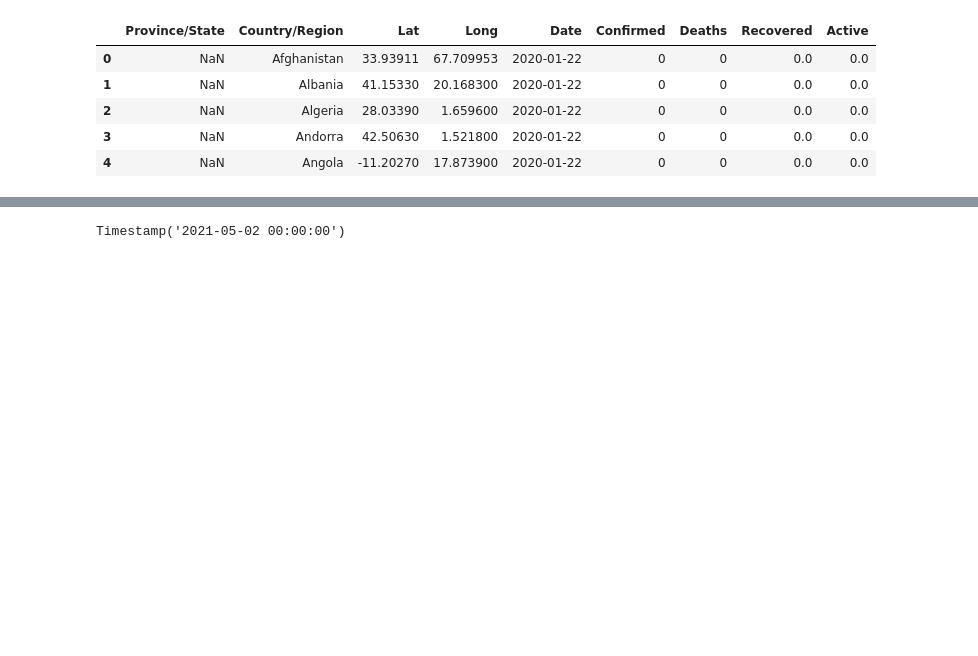
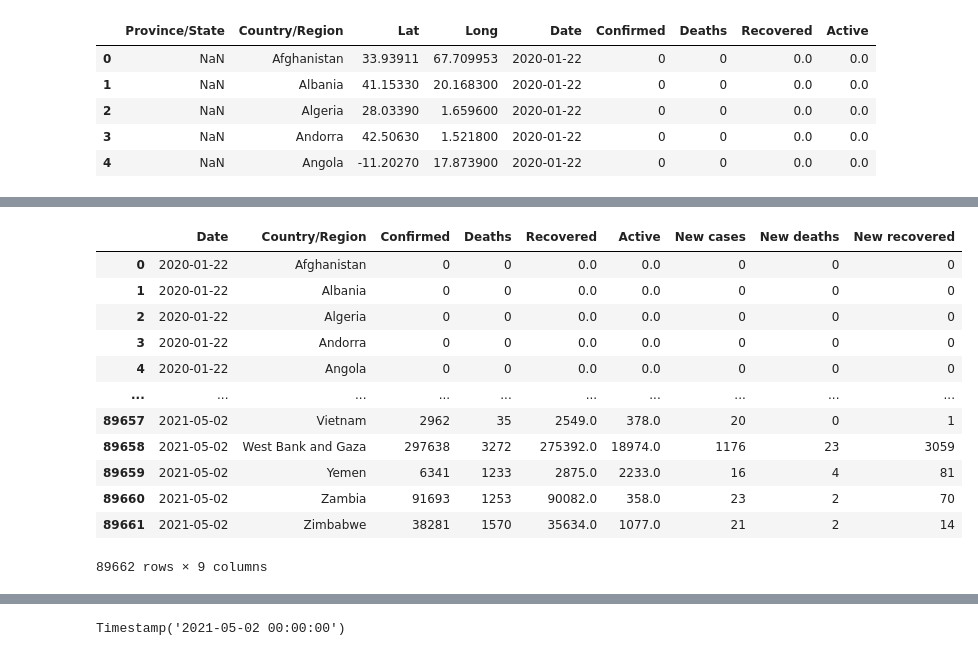
Before and after one commit to makbarish/Grp5_Project1_Covid19, a Jupyter notebook: Clay/Covid19_Combined_CSV_files.ipynb, the cells around one changed output, grey strips where cells are left out. Cells and saved outputs as stored; diff of their text form; code cells hidden in the pictures; blank space fills up the shorter version.

```diff
--- a/Clay/Covid19_Combined_CSV_files.ipynb
+++ b/Clay/Covid19_Combined_CSV_files.ipynb
@@ -177,4 +177,39 @@ full_grouped
 89662 rows × 6 columns
+# %%
+# new cases
+temp = full_grouped.groupby(['Country/Region', 'Date', ])['Confirmed', 'Deaths', 'Recovered']
+temp = temp.sum().diff().reset_index()
+mask = temp['Country/Region'] != temp['Country/Region'].shift(1)
+temp.loc[mask, 'Confirmed'] = np.nan
+temp.loc[mask, 'Deaths'] = np.nan
+temp.loc[mask, 'Recovered'] = np.nan
+# renaming columns
+temp.columns = ['Country/Region', 'Date', 'New cases', 'New deaths', 'New recovered']
+# merging new values
+full_grouped = pd.merge(full_grouped, temp, on=['Country/Region', 'Date'])
+# filling na with 0
+full_grouped = full_grouped.fillna(0)
+# fixing data types
+cols = ['New cases', 'New deaths', 'New recovered']
+full_grouped[cols] = full_grouped[cols].astype('int')
+#
+full_grouped['New cases'] = full_grouped['New cases'].apply(lambda x: 0 if x<0 else x)
+# %%
+full_grouped
+# %% [output]
+|  | Date | Country/Region | Confirmed | Deaths | Recovered | Active | New cases | New deaths | New recovered |
+| 0 | 2020-01-22 | Afghanistan | 0 | 0 | 0.0 | 0.0 | 0 | 0 | 0 |
+| 1 | 2020-01-22 | Albania | 0 | 0 | 0.0 | 0.0 | 0 | 0 | 0 |
+| 2 | 2020-01-22 | Algeria | 0 | 0 | 0.0 | 0.0 | 0 | 0 | 0 |
+| 3 | 2020-01-22 | Andorra | 0 | 0 | 0.0 | 0.0 | 0 | 0 | 0 |
+| 4 | 2020-01-22 | Angola | 0 | 0 | 0.0 | 0.0 | 0 | 0 | 0 |
+| ... | ... | ... | ... | ... | ... | ... | ... | ... | ... |
+| 89657 | 2021-05-02 | Vietnam | 2962 | 35 | 2549.0 | 378.0 | 20 | 0 | 1 |
+| 89658 | 2021-05-02 | West Bank and Gaza | 297638 | 3272 | 275392.0 | 18974.0 | 1176 | 23 | 3059 |
+| 89659 | 2021-05-02 | Yemen | 6341 | 1233 | 2875.0 | 2233.0 | 16 | 4 | 81 |
+| 89660 | 2021-05-02 | Zambia | 91693 | 1253 | 90082.0 | 358.0 | 23 | 2 | 70 |
+| 89661 | 2021-05-02 | Zimbabwe | 38281 | 1570 | 35634.0 | 1077.0 | 21 | 2 | 14 |
+89662 rows × 9 columns
 # %%
 full_grouped.shape
 # %% [output]
```
Also changed, not shown: parts of 17 cells of this notebook, 10 other files.
